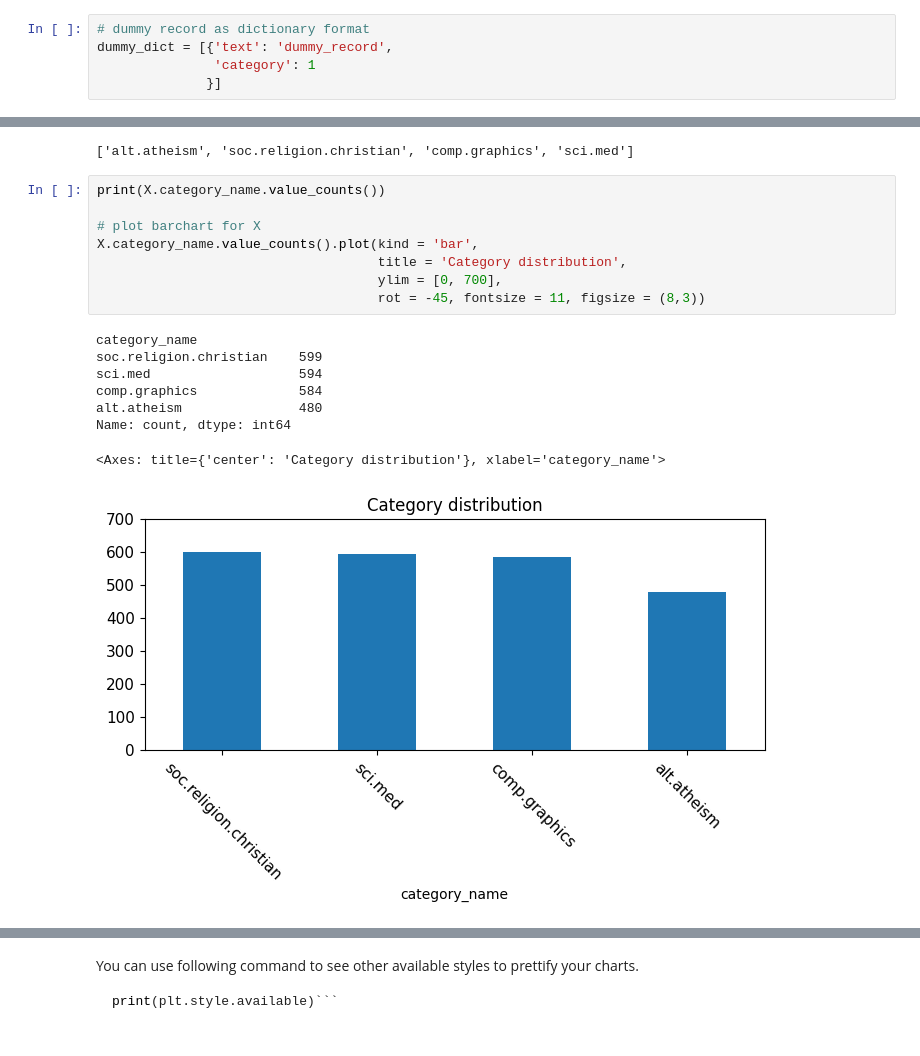
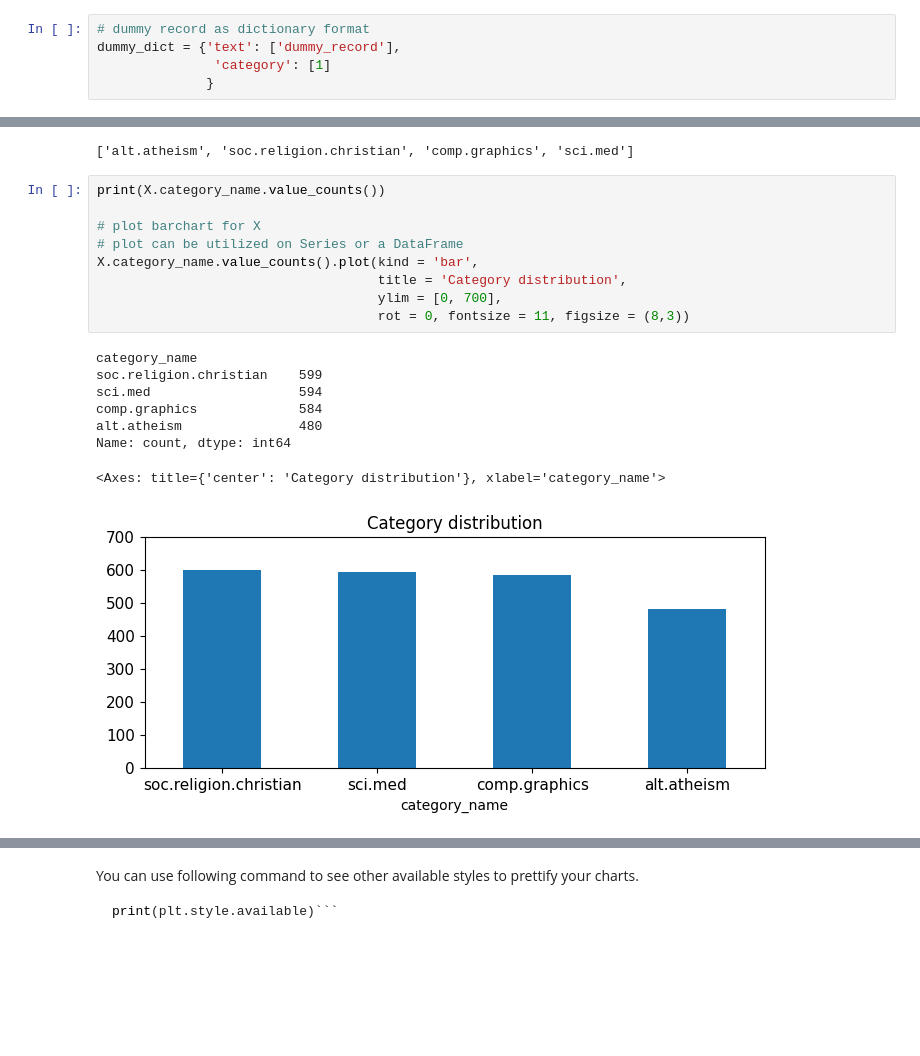
Before and after one commit to Henry0517code/DM2023-Lab1-Master, a Jupyter notebook: DM2023-Lab1-Master.ipynb, the cells around one changed output, grey strips where cells are left out. Cells and saved outputs as stored; diff of their text form; blank space fills up the shorter version.

```diff
--- a/DM2023-Lab1-Master.ipynb
+++ b/DM2023-Lab1-Master.ipynb
@@ -506,6 +532,6 @@ result_with_series.isnull().apply(lambda x: dmh.check_missing_values(x))
 Indeed there is a missing value in this new dataframe. Specifically, the missing value comes from the `category_name` attribute. As I mentioned before, there are many ways to conduct specific operations on the dataframes. In this case let us use a simple dictionary and try to insert it into our original dataframe `X`. Notice that above we are not changing the `X` dataframe as results are directly applied to the assignment variable provided. But in the event that we just want to keep things simple, we can just directly apply the changes to `X` and assign it to itself as we will do below. This modification will create a need to remove this dummy record later on, which means that we need to learn more about Pandas dataframes. This is getting intense! But just relax, everything will be fine!
 # %%
 # dummy record as dictionary format
-dummy_dict = [{'text': 'dummy_record',
-               'category': 1
-              }]
+dummy_dict = {'text': ['dummy_record'],
+               'category': [1]
+              }
@@ -721,20 +799,21 @@ categories
 # %%
 print(X.category_name.value_counts())
 
 # plot barchart for X
+# plot can be utilized on Series or a DataFrame
 X.category_name.value_counts().plot(kind = 'bar',
                                     title = 'Category distribution',
                                     ylim = [0, 700],
-                                    rot = -45, fontsize = 11, figsize = (8,3))
+                                    rot = 0, fontsize = 11, figsize = (8,3))
 # %% [output]
 category_name
 soc.religion.christian    599
 sci.med                   594
 comp.graphics             584
 alt.atheism               480
 Name: count, dtype: int64
 <Axes: title={'center': 'Category distribution'}, xlabel='category_name'>
-[figure, old version]
+[figure, new version]
 # %%
 print(X_sample.category_name.value_counts())
 
```
Also changed, not shown: parts of 47 cells of this notebook, 1 other file.
